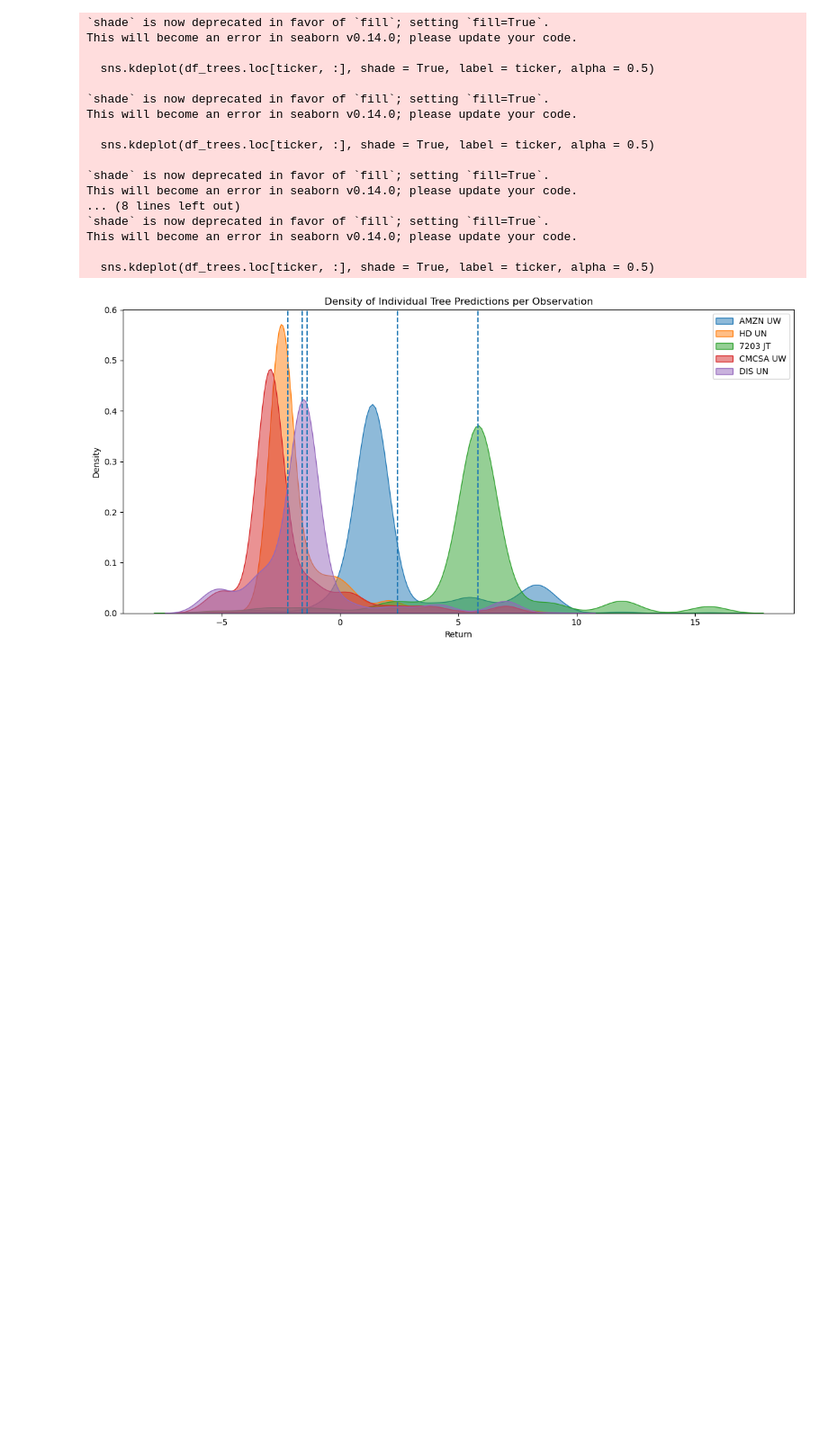
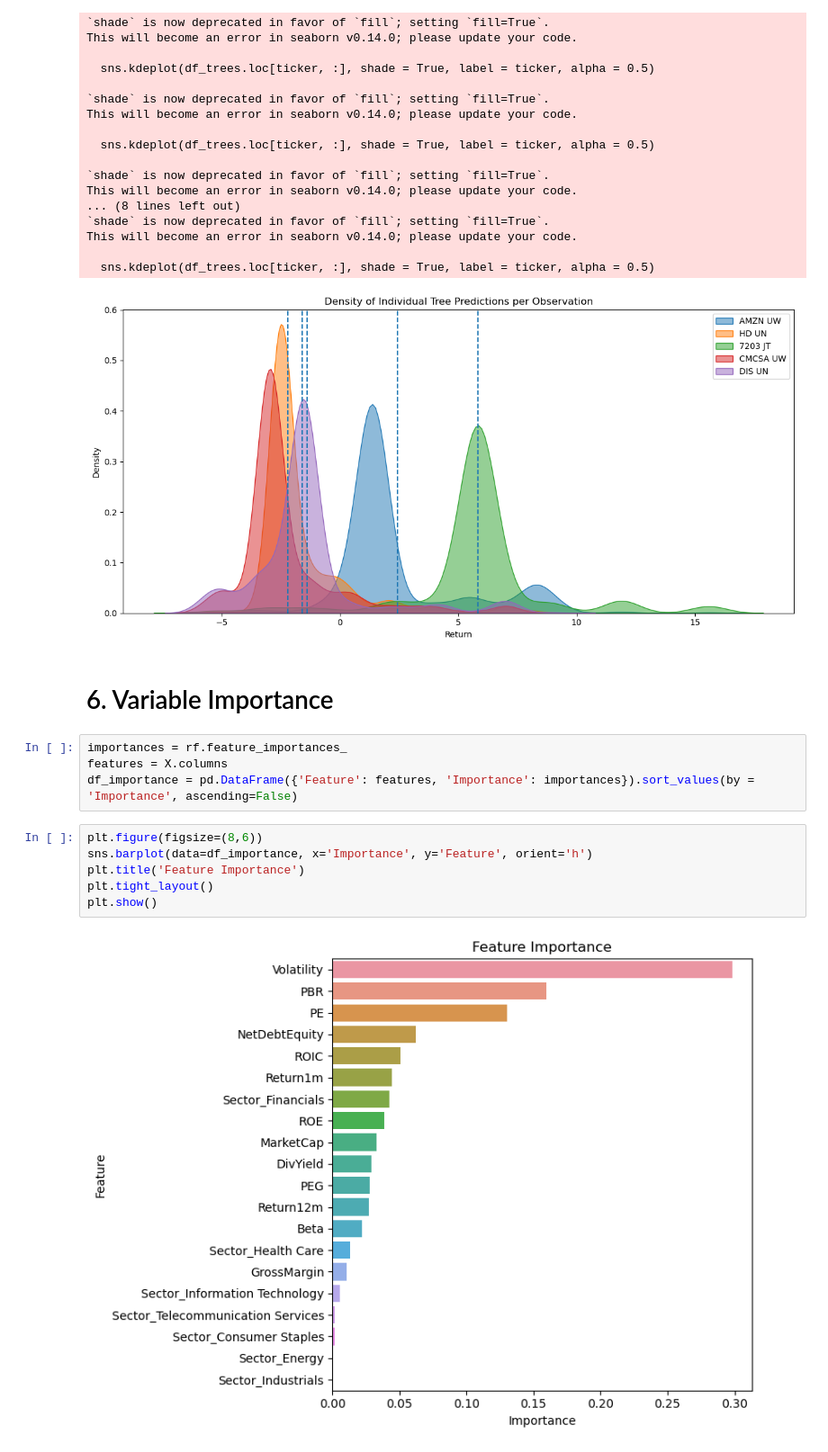
Before and after one commit to emilesgt/Machine_Learning_for_Asset_Management_Tutorial3, a Jupyter notebook: Tutorial3_RF1_Students.ipynb, the cells around one changed output. Shown at 90% size. Cells and saved outputs as stored; diff of their text form; blank space fills up the shorter version.

Commit message:
RF1 : part 6 Variable importance

```diff
--- a/Tutorial3_RF1_Students.ipynb
+++ b/Tutorial3_RF1_Students.ipynb
@@ -178,3 +178,17 @@ This will become an error in seaborn v0.14.0; please update your code.
 
   sns.kdeplot(df_trees.loc[ticker, :], shade = True, label = ticker, alpha = 0.5)
 [figure]
+# %% [markdown]
+# 6. Variable Importance
+# %%
+importances = rf.feature_importances_
+features = X.columns
+df_importance = pd.DataFrame({'Feature': features, 'Importance': importances}).sort_values(by = 'Importance', ascending=False)
+# %%
+plt.figure(figsize=(8,6))
+sns.barplot(data=df_importance, x='Importance', y='Feature', orient='h')
+plt.title('Feature Importance')
+plt.tight_layout()
+plt.show()
+# %% [output]
+[figure, added]
```
